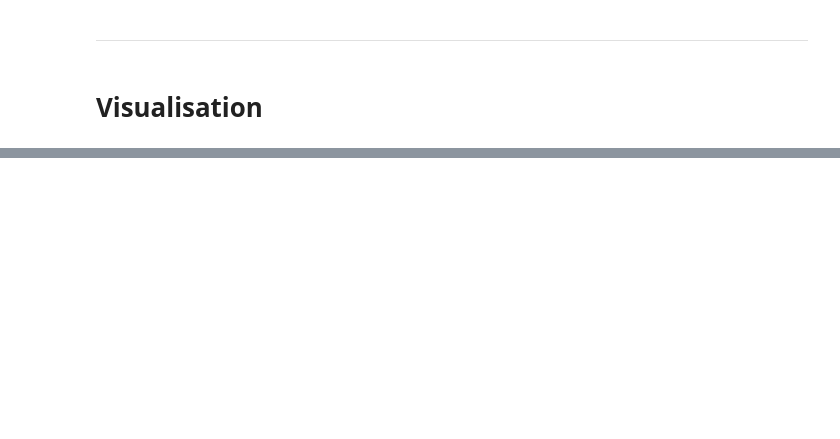
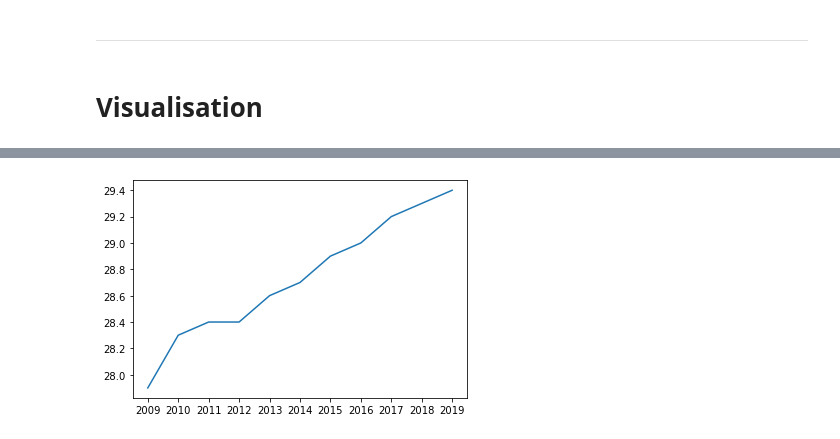
Before and after one commit to BorisMoric/UCDPA_BorisMoric, a Jupyter notebook: DataSets/Project_2.ipynb, the cells around one changed output, grey strips where cells are left out. Saved outputs shown, nothing was run; the diff lists cells and outputs as text; code cells hidden in the pictures; blank space fills up the shorter version.

```diff
--- a/DataSets/Project_2.ipynb
+++ b/DataSets/Project_2.ipynb
@@ -835,0 +1098,4 @@ Age_mothers_index.dtypes[42]
+# %%
+Australia = sns.lineplot(x=AM_Countries.columns.values,y=list(np.float_(AM_Countries.loc['Australia',].values.tolist())),data=AM_Countries.transpose())
+# %% [output]
+[figure, added]
```
Also changed, not shown: parts of 112 cells of this notebook, 2 other files.
